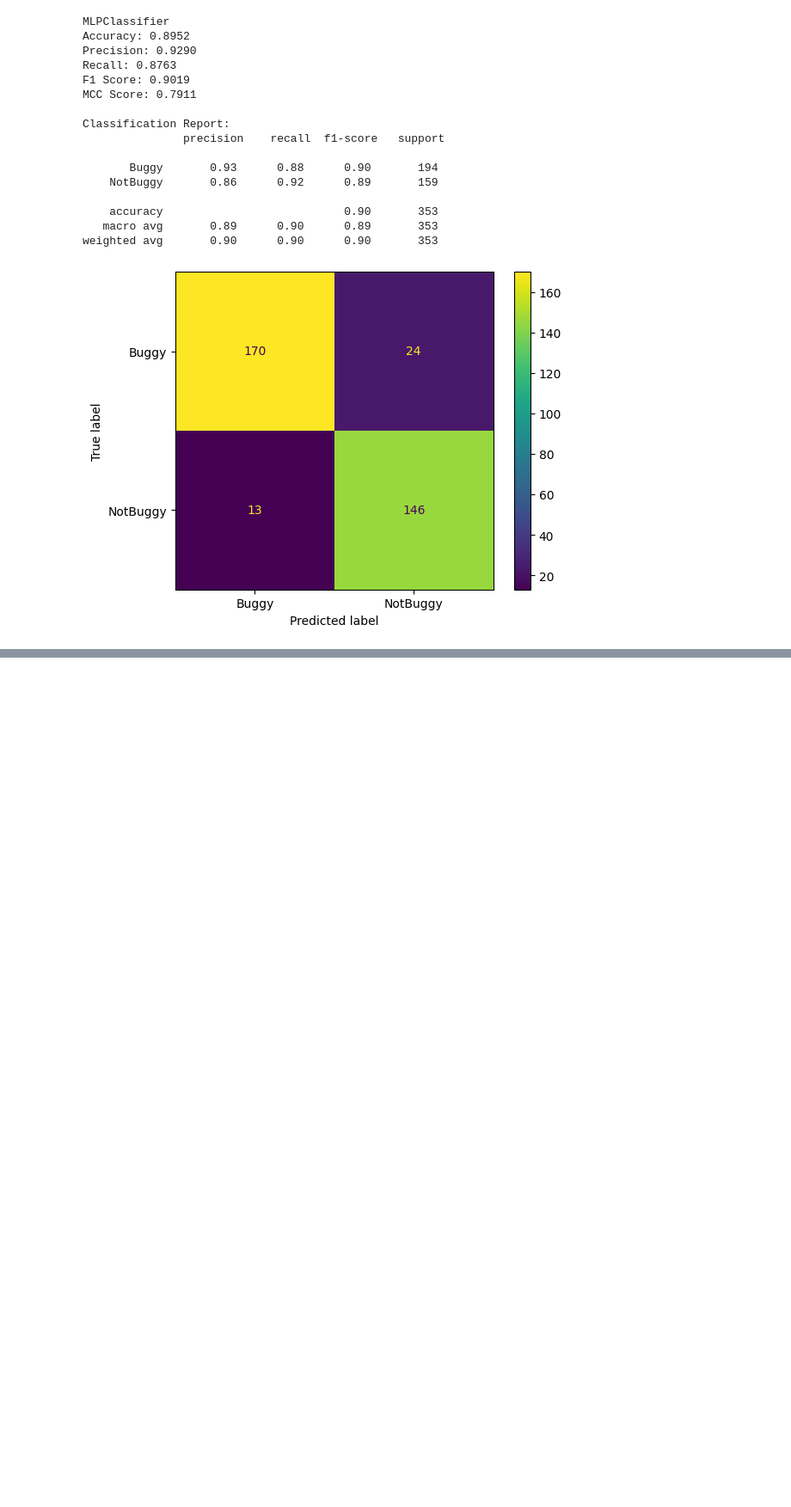
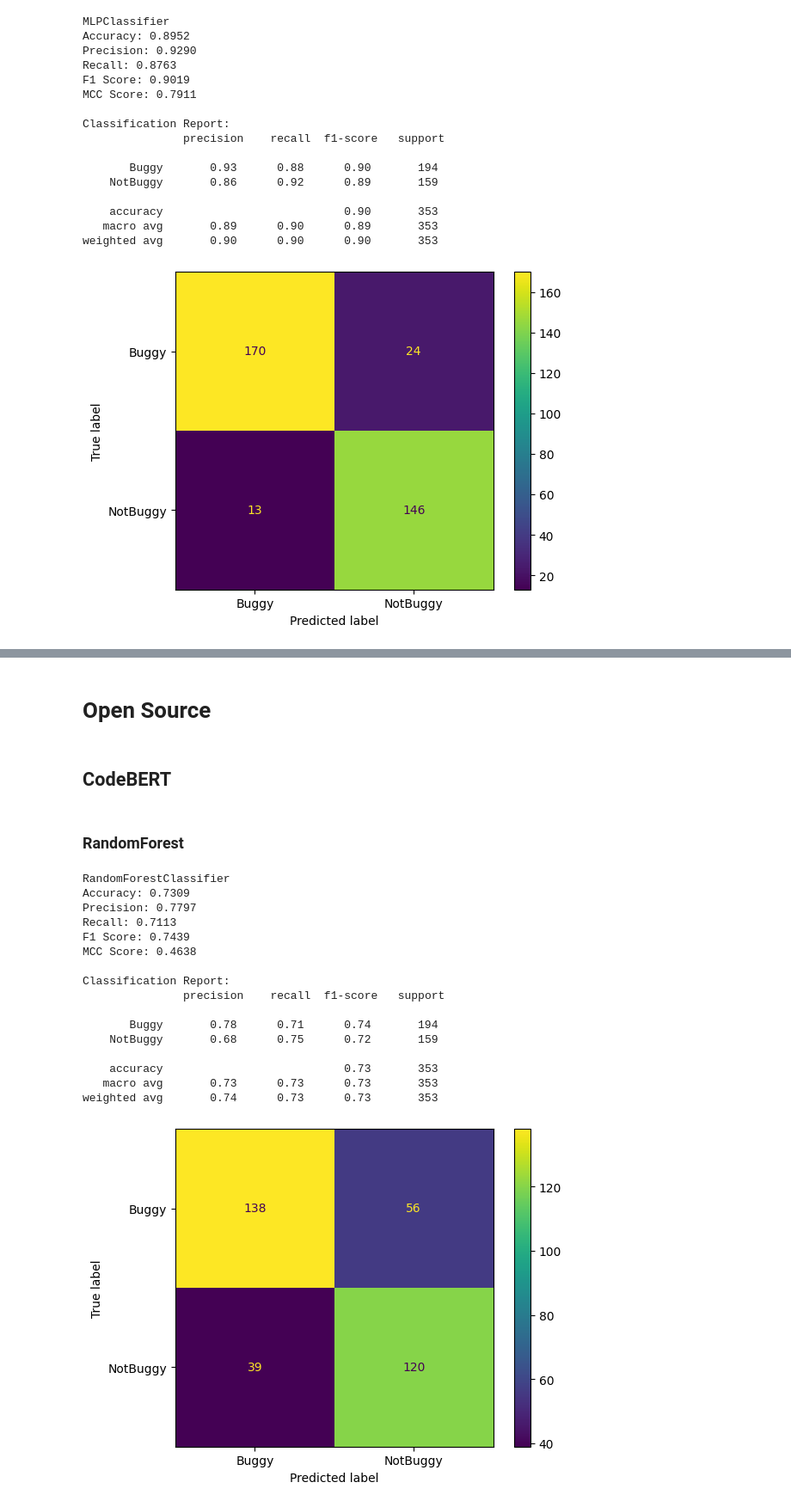
Before and after one commit to SQMLab/Tangled, a Jupyter notebook: RQ3.ipynb, the cells around one changed output, grey strips where cells are left out. Shown at 86% size. Saved outputs shown, nothing was run; the diff lists cells and outputs as text; code cells hidden in the pictures; blank space fills up the shorter version.

```diff
--- a/RQ3.ipynb
+++ b/RQ3.ipynb
@@ -616,0 +294,2 @@ weighted avg       0.91      0.91      0.91      1764
+# %% [markdown]
+# Open Source
@@ -616,0 +390,2 @@ weighted avg       0.91      0.91      0.91      1764
+# %% [markdown]
+## CodeBERT
@@ -616,0 +454,22 @@ weighted avg       0.91      0.91      0.91      1764
+# %% [markdown]
+### RandomForest
+# %%
+train_test(RandomForestClassifier(random_state=random_seed, n_jobs=-1), "./data/Embeddings/CodeBERTMsgDiff.csv")
+# %% [output]
+RandomForestClassifier
+Accuracy: 0.7309
+Precision: 0.7797
+Recall: 0.7113
+F1 Score: 0.7439
+MCC Score: 0.4638
+
+Classification Report:
+               precision    recall  f1-score   support
+
+       Buggy       0.78      0.71      0.74       194
+    NotBuggy       0.68      0.75      0.72       159
+
+    accuracy                           0.73       353
+   macro avg       0.73      0.73      0.73       353
+weighted avg       0.74      0.73      0.73       353
+[figure, added]
```
Also changed, not shown: parts of 51 cells of this notebook, 6 other files.
